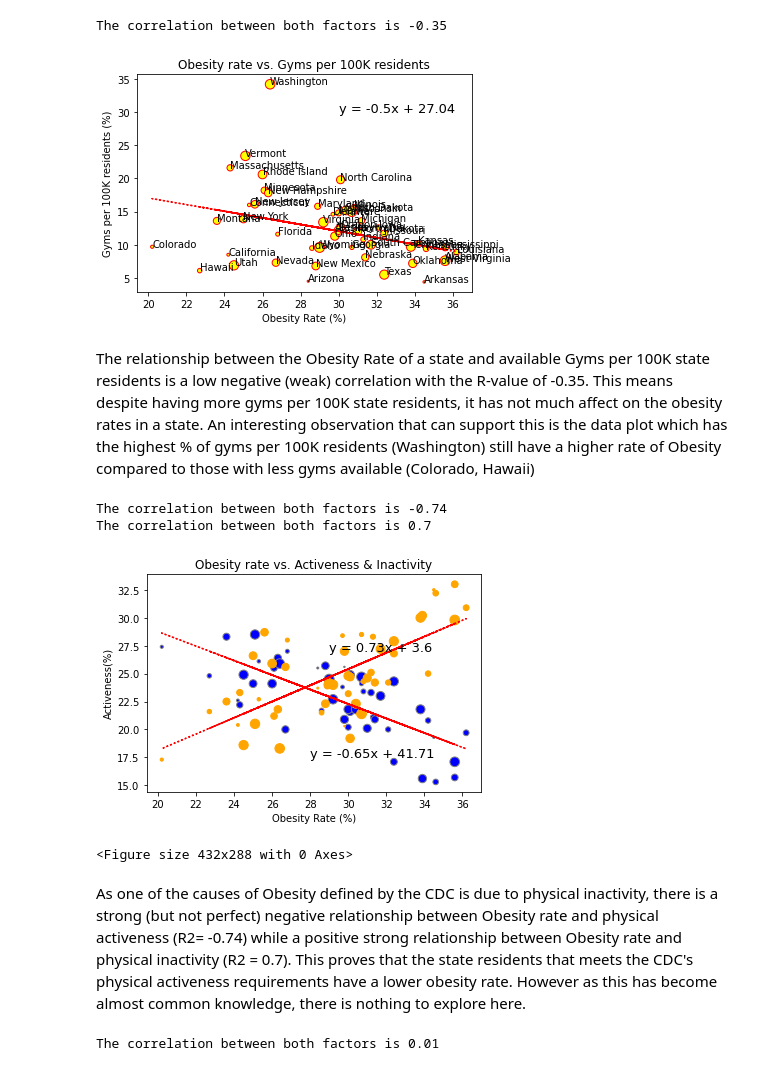
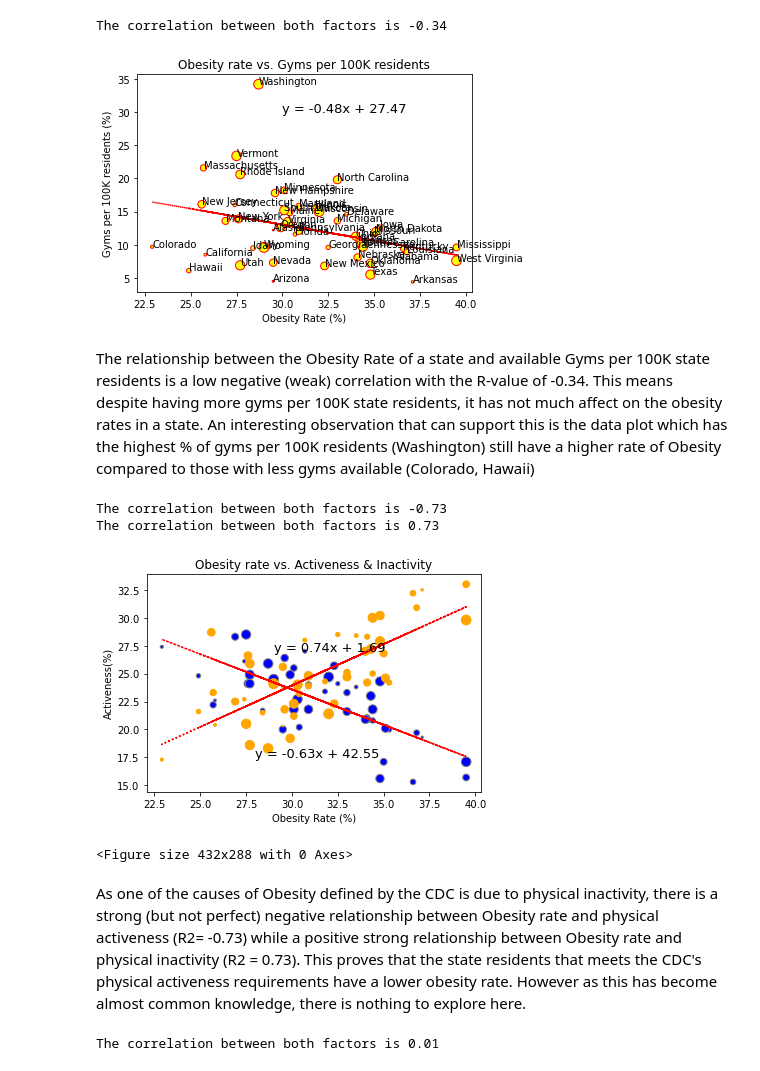
Before and after one commit to rajeshnair1984/Project_Obesity, a Jupyter notebook: ob_vs_pactive.ipynb, the cells around one changed output. Drawn from its saved outputs; the diff is of its cells as text; code cells hidden in the pictures.

Commit message:
Added fx_list.py and updated ob_vs_pactive.ipynb

```diff
--- a/ob_vs_pactive.ipynb
+++ b/ob_vs_pactive.ipynb
@@ -1,10 +1,12 @@
 # %%
+from fx_list import get_data
+from fx_list import correlation
 import matplotlib.pyplot as plt
 import scipy.stats as sts
 import pandas as pd
 import os
 
-obesity_data = pd.read_csv("data_sources/National_Obesity_By_State.csv")
+
 gym_data = pd.read_csv("data_sources/US_states_gyms_2019.csv")
 pactive_data = pd.read_csv("data_sources/physical_activeness_states_2019.csv")
 
@@ -14,10 +16,19 @@ activeness_df = activeness_df.drop(columns=['state_y', 'state code_y'])
 activeness_df.rename(columns ={'state_x': 'State','state code_x': 'State Code'}, inplace = True)
 activeness_df['State'] = activeness_df['State'].str.title() #capitalise State names so can be merged with obesity_data
 
+#created function to get_data
+def get_data(keyword):
+    obesity_rawdata = pd.read_csv("data_sources/2019-Annual.csv")
+    obtained_df = (obesity_rawdata.loc[(obesity_rawdata['Measure Name'] == keyword)])
+    obtained_df.to_csv(f'data_sources\obtained_data_{keyword}.csv',index = False, header=True)
+    #data extract to CSV, can then be imported for use
+get_data('Obesity')
+
+obesity_data = pd.read_csv("data_sources/obtained_data_Obesity.csv")
+obesity_data
 #checking with obesity_data before renaming and dropping unwanted rows and columns
-obesity_data.rename(columns={'NAME':'State'}, inplace = True) # rename column NAME to State to match up with activeness_df
-obesity_data =obesity_data.drop(columns=['FID', 'SHAPE_Length', 'SHAPE_Area']) #dropping unwanted columns
-obesity_data= obesity_data.drop([35,38]) #dropping index number for District of Columbia and Puerto Rico
+obesity_data.rename(columns={'State Name':'State', 'Value': 'Obesity'}, inplace = True) # rename column NAME to State to match up with activeness_df
+obesity_data= obesity_data.drop([50,51]) #dropping index number for District of Columbia and United States
 
 #merge activeness_df with obesity_data
 obesevactive_df = pd.merge(activeness_df, obesity_data, how='outer')
@@ -47,36 +58,24 @@ obesevactive_df
 # %%
 size = [2*n for n in range(len(obesevactive_df['Obesity']))]
 plt.scatter(obesevactive_df['Obesity'], obesevactive_df['per 100K residents (%)'], color='yellow', s = size, edgecolors="red")
 plt.title(f'Obesity rate vs. Gyms per 100K residents')
 plt.xlabel('Obesity Rate (%)')
 plt.ylabel('Gyms per 100K residents (%)')
-
-#created correlation function so can be reused
-#input x for x-axis, y for y-axis
-#for annotation, i for x-axis position,j for y-axis position
-def correlation(x, y, i, j):
-    correlation = sts.pearsonr(x, y)
-    slope, c_int, r, p, std_err = sts.linregress(x, y)
-    fit = slope * x + c_int
-    line_equation = f'y = {str(round(slope,2))}x + {str(round(c_int,2))}'
-    plt.annotate(line_equation,(i,j),fontsize=13,color='black')
-    plt.plot(x,fit,':r')
-    print(f'The correlation between both factors is {round(correlation[0],2)}')
 
 #call correlation function to get the linear correlation for Obesity and Per 100K residents
 correlation(obesevactive_df['Obesity'], obesevactive_df['per 100K residents (%)'], 30, 30)
 
 #to print out names on plots
 for n, txt in enumerate(obesevactive_df['State']):
     plt.annotate(txt, (obesevactive_df['Obesity'][n], obesevactive_df['per 100K residents (%)'][n]))
 #the above can be commented out if scatterplot looks junky. enable just to have a look.
 
 plt.savefig("output/obese_vs_gyms.png")
 # %% [output]
-The correlation between both factors is -0.35
+The correlation between both factors is -0.34
-[figure, old version]
+[figure, new version]
 # %% [markdown]
-The relationship between the Obesity Rate of a state and available Gyms per 100K state residents is a low negative (weak) correlation with the R-value of -0.35. This means despite having more gyms per 100K state residents, it has not much affect on the obesity rates in a state. An interesting observation that can support this is the data plot which has the highest % of gyms per 100K residents (Washington) still have a higher rate of Obesity compared to those with less gyms available (Colorado, Hawaii)
+The relationship between the Obesity Rate of a state and available Gyms per 100K state residents is a low negative (weak) correlation with the R-value of -0.34. This means despite having more gyms per 100K state residents, it has not much affect on the obesity rates in a state. An interesting observation that can support this is the data plot which has the highest % of gyms per 100K residents (Washington) still have a higher rate of Obesity compared to those with less gyms available (Colorado, Hawaii)
 # %%
 #let's try to see if the CDC is right on physical activeness by identifying the relationship between activeness and obesity
 size = [2*n for n in range(len(obesevactive_df['Obesity']))]
@@ -96,12 +95,12 @@ correlation(obesevactive_df['Obesity'], obesevactive_df['prevalance of inactivit
 plt.show()
 plt.savefig("output/obese_vs_active.png")
 # %% [output]
-The correlation between both factors is -0.74
-The correlation between both factors is 0.7
+The correlation between both factors is -0.73
+The correlation between both factors is 0.73
-[figure, old version]
+[figure, new version]
 <Figure size 432x288 with 0 Axes>
 # %% [markdown]
-As one of the causes of Obesity defined by the CDC is due to physical inactivity, there is a strong (but not perfect) negative relationship between Obesity rate and physical activeness (R2= -0.74) while a positive strong relationship between Obesity rate and physical inactivity (R2 = 0.7). This proves that the state residents that meets the CDC's physical activeness requirements have a lower obesity rate. However as this has become almost common knowledge, there is nothing to explore here.
+As one of the causes of Obesity defined by the CDC is due to physical inactivity, there is a strong (but not perfect) negative relationship between Obesity rate and physical activeness (R2= -0.73) while a positive strong relationship between Obesity rate and physical inactivity (R2 = 0.73). This proves that the state residents that meets the CDC's physical activeness requirements have a lower obesity rate. However as this has become almost common knowledge, there is nothing to explore here.
 # %%
 #gyms vs activeness
 plt.scatter(obesevactive_df['prevalance of inactivity'], obesevactive_df['total gyms'], color='yellow', edgecolors="red")
```
Also changed, not shown: 4 other files.
